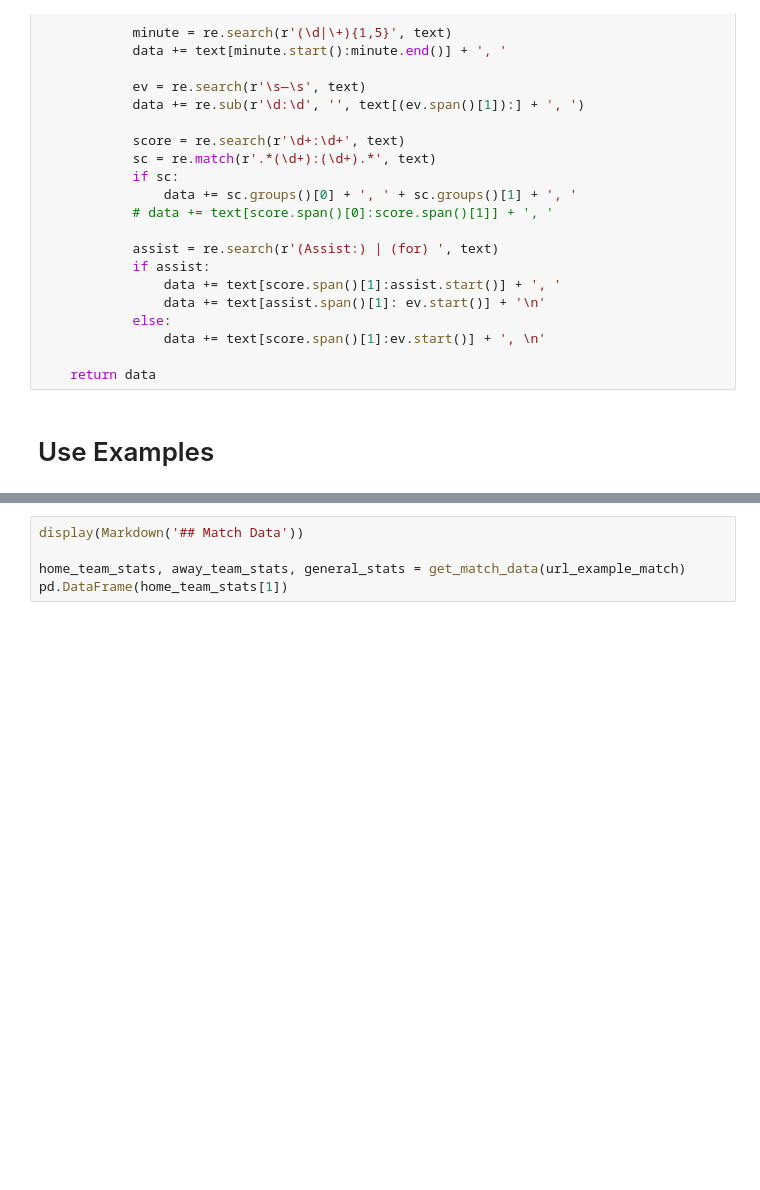
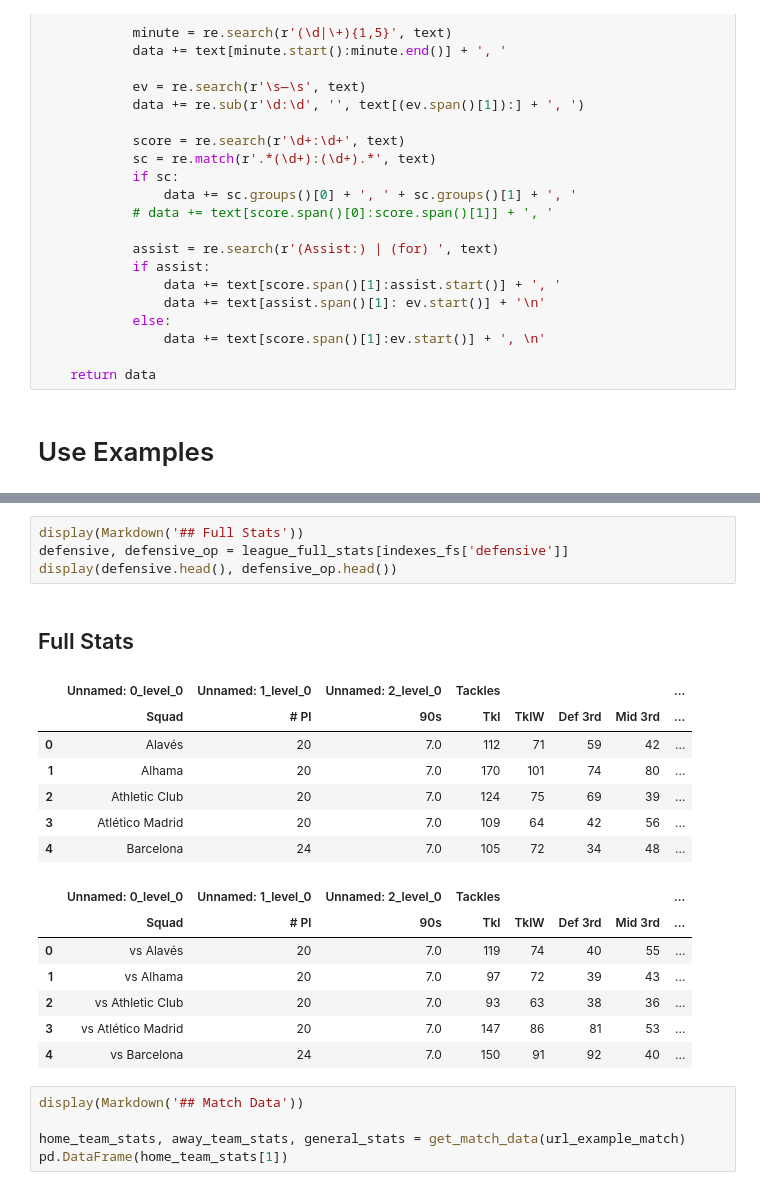
Before and after one commit to julopsalar/futfem-analytics, a Jupyter notebook: Data Scraping.ipynb, the cells around one changed output, grey strips where cells are left out. Cells and saved outputs as stored; diff of their text form; blank space fills up the shorter version.

```diff
--- a/Data Scraping.ipynb
+++ b/Data Scraping.ipynb
@@ -199,3 +253,23 @@ display(league_matches.head())
+# %%
+display(Markdown('## Full Stats'))
+defensive, defensive_op = league_full_stats[indexes_fs['defensive']]
+display(defensive.head(), defensive_op.head())
+# %% [output]
+## Full Stats
+|  | Unnamed: 0_level_0 | Unnamed: 1_level_0 | Unnamed: 2_level_0 | Tackles |  |  |  | ... |
+|  | Squad | # Pl | 90s | Tkl | TklW | Def 3rd | Mid 3rd | ... |
+| 0 | Alavés | 20 | 7.0 | 112 | 71 | 59 | 42 | ... |
+| 1 | Alhama | 20 | 7.0 | 170 | 101 | 74 | 80 | ... |
+| 2 | Athletic Club | 20 | 7.0 | 124 | 75 | 69 | 39 | ... |
+| 3 | Atlético Madrid | 20 | 7.0 | 109 | 64 | 42 | 56 | ... |
+| 4 | Barcelona | 24 | 7.0 | 105 | 72 | 34 | 48 | ... |
+|  | Unnamed: 0_level_0 | Unnamed: 1_level_0 | Unnamed: 2_level_0 | Tackles |  |  |  | ... |
+|  | Squad | # Pl | 90s | Tkl | TklW | Def 3rd | Mid 3rd | ... |
+| 0 | vs Alavés | 20 | 7.0 | 119 | 74 | 40 | 55 | ... |
+| 1 | vs Alhama | 20 | 7.0 | 97 | 72 | 39 | 43 | ... |
+| 2 | vs Athletic Club | 20 | 7.0 | 93 | 63 | 38 | 36 | ... |
+| 3 | vs Atlético Madrid | 20 | 7.0 | 147 | 86 | 81 | 53 | ... |
+| 4 | vs Barcelona | 24 | 7.0 | 150 | 91 | 92 | 40 | ... |
 # %%
 display(Markdown('## Match Data'))
 
```
Also changed, not shown: parts of 10 cells of this notebook, 1 other file.
